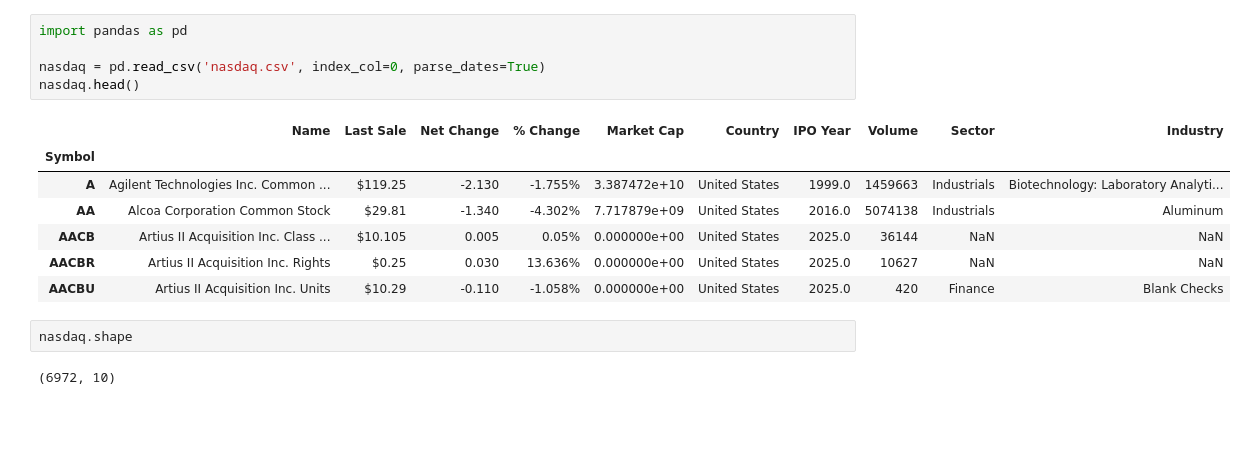
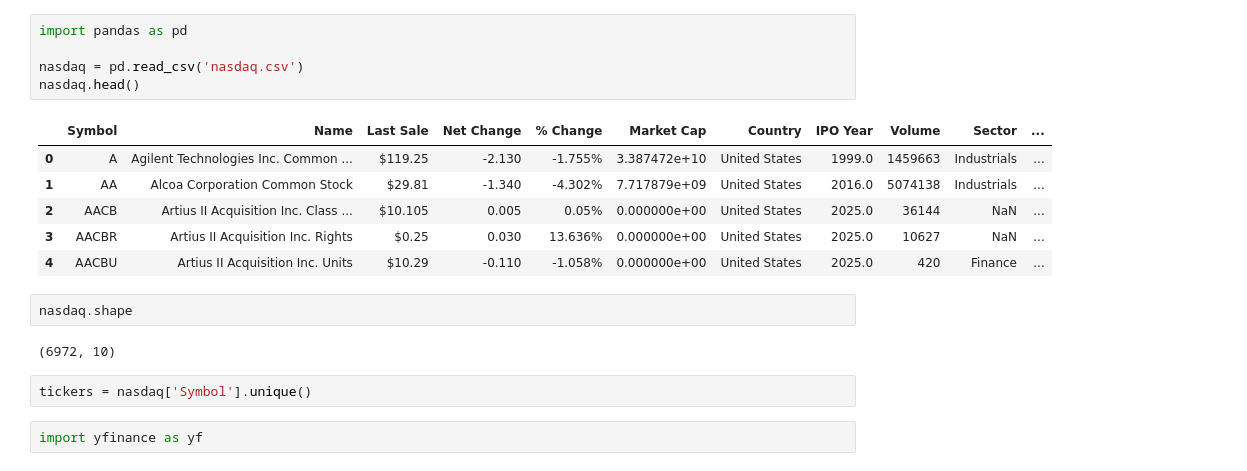
Before and after one commit to JoeyLiu435/Nasdaqtrading, a Jupyter notebook: data/getdata.ipynb, the cells around one changed output. Drawn from its saved outputs; the diff is of its cells as text; blank space fills up the shorter version.

```diff
--- a/data/getdata.ipynb
+++ b/data/getdata.ipynb
@@ -1,17 +1,20 @@
 # %%
 import pandas as pd
 
-nasdaq = pd.read_csv('nasdaq.csv', index_col=0, parse_dates=True)
+nasdaq = pd.read_csv('nasdaq.csv')
 nasdaq.head()
 # %% [output]
-|  | Name | Last Sale | Net Change | % Change | Market Cap | Country | IPO Year | Volume | Sector | Industry |
-| Symbol |  |  |  |  |  |  |  |  |  |  |
-| A | Agilent Technologies Inc. Common ... | $119.25 | -2.130 | -1.755% | 3.387472e+10 | United States | 1999.0 | 1459663 | Industrials | Biotechnology: Laboratory Analyti... |
-| AA | Alcoa Corporation Common Stock | $29.81 | -1.340 | -4.302% | 7.717879e+09 | United States | 2016.0 | 5074138 | Industrials | Aluminum |
-| AACB | Artius II Acquisition Inc. Class ... | $10.105 | 0.005 | 0.05% | 0.000000e+00 | United States | 2025.0 | 36144 | NaN | NaN |
-| AACBR | Artius II Acquisition Inc. Rights | $0.25 | 0.030 | 13.636% | 0.000000e+00 | United States | 2025.0 | 10627 | NaN | NaN |
-| AACBU | Artius II Acquisition Inc. Units | $10.29 | -0.110 | -1.058% | 0.000000e+00 | United States | 2025.0 | 420 | Finance | Blank Checks |
+|  | Symbol | Name | Last Sale | Net Change | % Change | Market Cap | Country | IPO Year | Volume | Sector | ... |
+| 0 | A | Agilent Technologies Inc. Common ... | $119.25 | -2.130 | -1.755% | 3.387472e+10 | United States | 1999.0 | 1459663 | Industrials | ... |
+| 1 | AA | Alcoa Corporation Common Stock | $29.81 | -1.340 | -4.302% | 7.717879e+09 | United States | 2016.0 | 5074138 | Industrials | ... |
+| 2 | AACB | Artius II Acquisition Inc. Class ... | $10.105 | 0.005 | 0.05% | 0.000000e+00 | United States | 2025.0 | 36144 | NaN | ... |
+| 3 | AACBR | Artius II Acquisition Inc. Rights | $0.25 | 0.030 | 13.636% | 0.000000e+00 | United States | 2025.0 | 10627 | NaN | ... |
+| 4 | AACBU | Artius II Acquisition Inc. Units | $10.29 | -0.110 | -1.058% | 0.000000e+00 | United States | 2025.0 | 420 | Finance | ... |
 # %%
 nasdaq.shape
 # %% [output]
 (6972, 10)
+# %%
+tickers = nasdaq['Symbol'].unique()
+# %%
+import yfinance as yf
```
Also changed, not shown: parts of 1 cell of this notebook.
